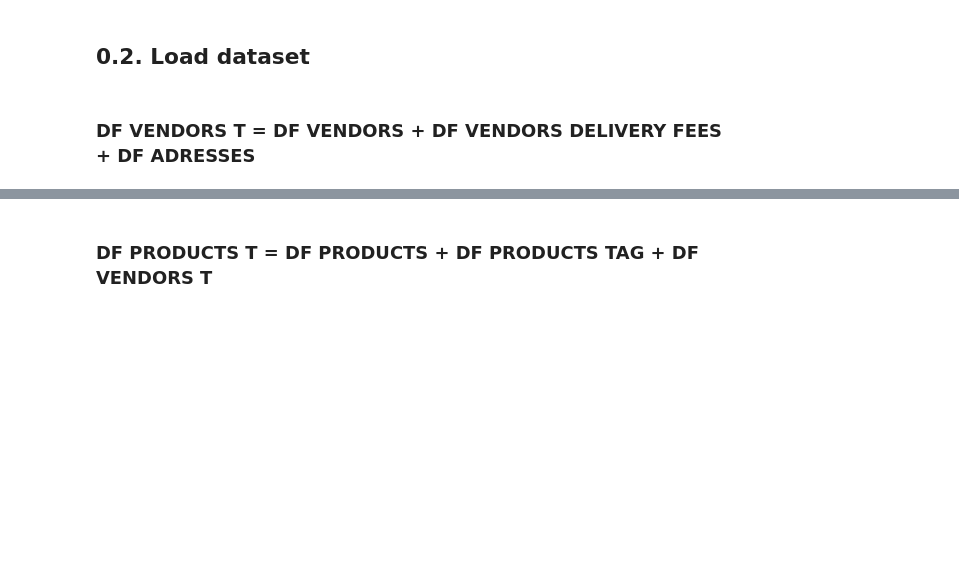
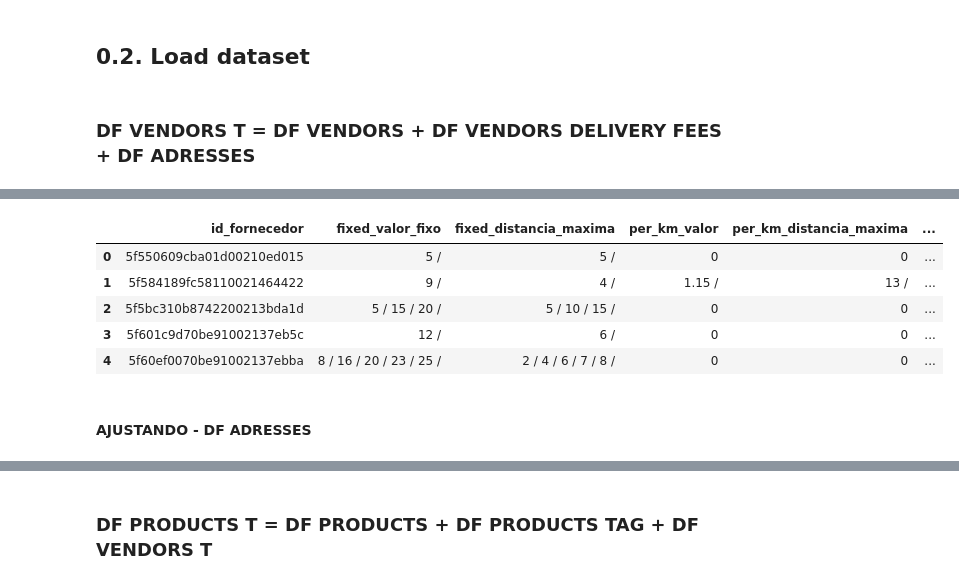
Before and after one commit to Dimmy-Mess/hackathon-nestle, a Jupyter notebook: hackathon_nestle/notebooks/C00 - RMK - notebook.ipynb, the cells around one changed output, grey strips where cells are left out. Saved outputs shown, nothing was run; the diff lists cells and outputs as text; code cells hidden in the pictures; blank space fills up the shorter version.

```diff
--- a/hackathon_nestle/notebooks/C00 - RMK - notebook.ipynb
+++ b/hackathon_nestle/notebooks/C00 - RMK - notebook.ipynb
@@ -68,0 +225,9 @@ df_vendors.shape
+# %%
+df_vendors_delivery_fees.head()
+# %% [output]
+|  | id_fornecedor | fixed_valor_fixo | fixed_distancia_maxima | per_km_valor | per_km_distancia_maxima | ... |
+| 0 | 5f550609cba01d00210ed015 | 5 / | 5 / | 0 | 0 | ... |
+| 1 | 5f584189fc58110021464422 | 9 / | 4 / | 1.15 / | 13 / | ... |
+| 2 | 5f5bc310b8742200213bda1d | 5 / 15 / 20 / | 5 / 10 / 15 / | 0 | 0 | ... |
+| 3 | 5f601c9d70be91002137eb5c | 12 / | 6 / | 0 | 0 | ... |
+| 4 | 5f60ef0070be91002137ebba | 8 / 16 / 20 / 23 / 25 / | 2 / 4 / 6 / 7 / 8 / | 0 | 0 | ... |
@@ -68,0 +236,2 @@ df_vendors.shape
+# %% [markdown]
+#### AJUSTANDO - DF ADRESSES
```
Also changed, not shown: parts of 37 cells of this notebook.
